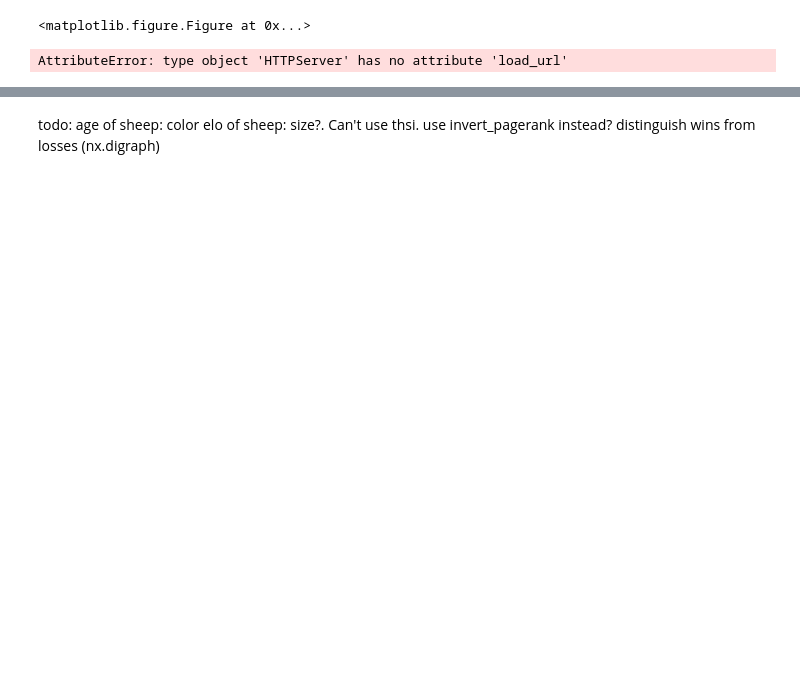
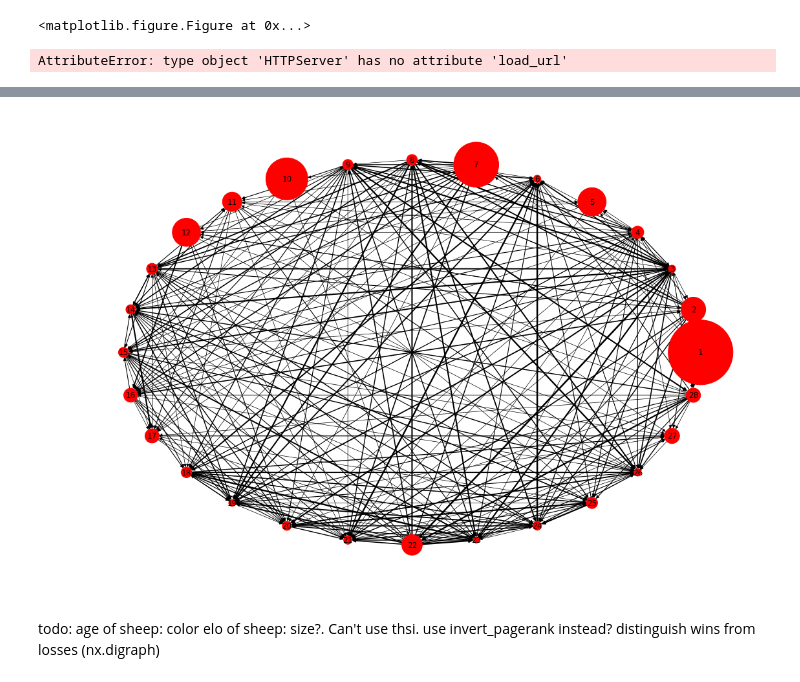
Before and after one commit to MohamedBaligh/DSE241_Data_Visualization, a Jupyter notebook: Exercise 5/Exercise 5.ipynb, the cells around one changed output, grey strips where cells are left out. Saved outputs shown, nothing was run; the diff lists cells and outputs as text; code cells hidden in the pictures; blank space fills up the shorter version.

```diff
--- a/Exercise 5/Exercise 5.ipynb
+++ b/Exercise 5/Exercise 5.ipynb
@@ -196,12 +306,14 @@ iplot(fig)
 # %%
 plt.figure(figsize = (15,10))
 
 
 # colors = [sheeps[u][v]['color'] for u,v in sheeps.edges()]
 weights = [np.log1p(sheeps[u][v]['weight']) for u,v in sheeps.edges()]
 
-nx.draw_shell(sheeps,with_labels=True,node_size=hits_invert.values(), edges = sheeps.edges,width=weights)
+nx.draw_shell(sheeps,with_labels=True,node_size=list(hits_invert.values()), edges = sheeps.edges,width=weights)
 # nx.draw_networkx_edges(sheeps,edgelist=sheeps.edges,width=[sheeps.edges[i]['age'] for i in range(1,len(sheeps.edges))])
+# %% [output]
+[figure, added]
 # %% [markdown]
 todo:
 age of sheep:  color
```
Also changed, not shown: parts of 13 cells of this notebook.
